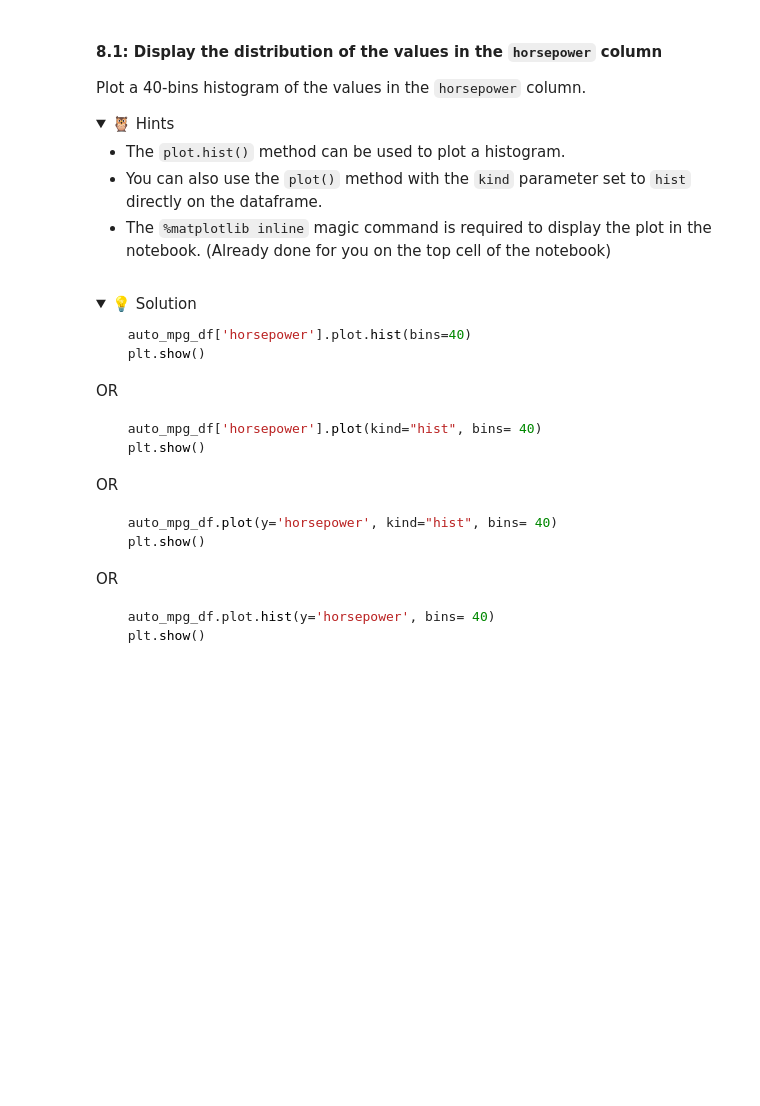
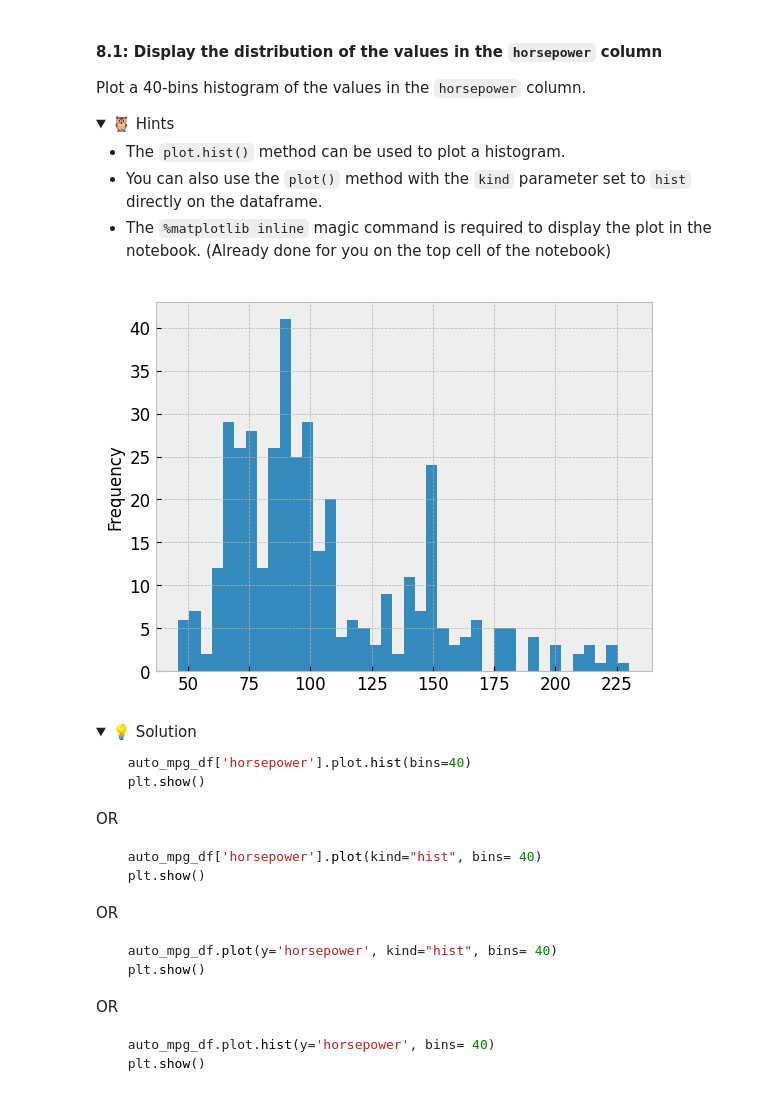
Before and after one commit to IT4063-Spring2025/exploratory-data-analysis-fakhrushaik, a Jupyter notebook: notebook.ipynb, the cells around one changed output. Drawn from its saved outputs; the diff is of its cells as text; code cells hidden in the pictures; folded sections open; blank space fills up the shorter version.

```diff
--- a/notebook.ipynb
+++ b/notebook.ipynb
@@ -45,7 +45,7 @@ The dataset is available in the `data/auto-mpg.data` file. Check the file to det
 
 Make sure you name the variable `auto_mpg_df` and that you use the appropriate pandas method to load the data.
 # %%
-auto_mpg = pd.read_csv('./data/auto-mpg/auto-mpg.data', sep="\t")
+auto_mpg_df = pd.read_csv('./data/auto-mpg/auto-mpg.data', sep="\t")
 # %% [markdown]
 <details>
   <summary>💡 Solution</summary>
@@ -212,6 +288,8 @@ Now that we've confirmed that there are duplicate records in the dataset, let's
   - The `drop_duplicates()` method can be used to remove duplicate records.
   - Make sure you either save the results of the method to a new variable, or use the `inplace` parameter to update the dataframe in place.
 </details>
+# %%
+auto_mpg_df.drop_duplicates(inplace=True)
 # %% [markdown]
 
 <details>
@@ -295,6 +425,8 @@ In working with the `auto_mpg` dataset, we'll develop a model to predict the `mp
   - Either save the results of the method to a new variable, or use the `inplace` parameter to update the dataframe in place.
 
 </details>
+# %%
+auto_mpg_df.dropna(subset=['mpg'], inplace=True)
 # %% [markdown]
 <details>
   <summary>💡 Solution</summary>
@@ -332,6 +477,11 @@ Plot a 40-bins histogram of the values in the `horsepower` column.
   - The `%matplotlib inline` magic command is required to display the plot in the notebook. (Already done for you on the top cell of the notebook)
 
 </details>
+# %%
+auto_mpg_df['horsepower'].plot(kind='hist', bins=40)
+plt.show()
+# %% [output]
+[figure, added]
 # %% [markdown]
 <details>
   <summary>💡 Solution</summary>
```
Also changed, not shown: parts of 38 cells of this notebook.
